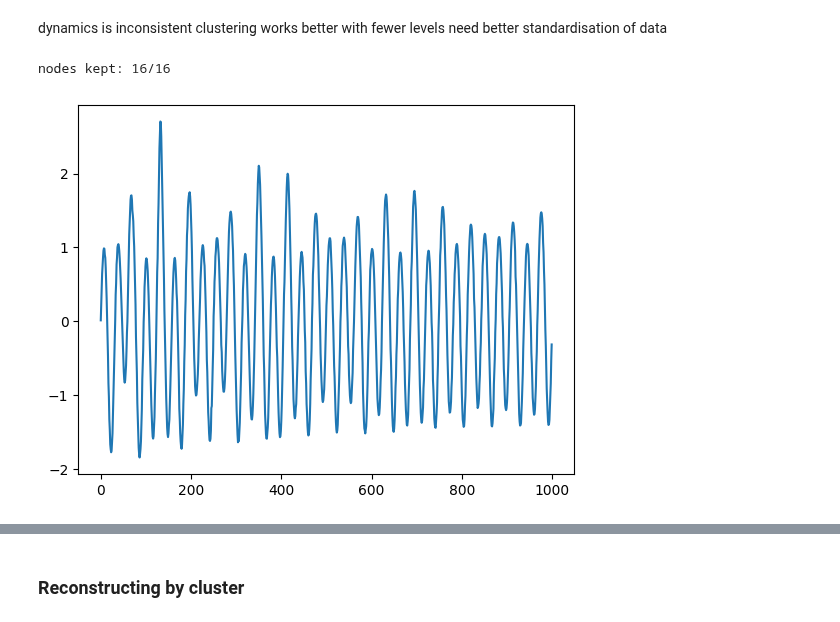
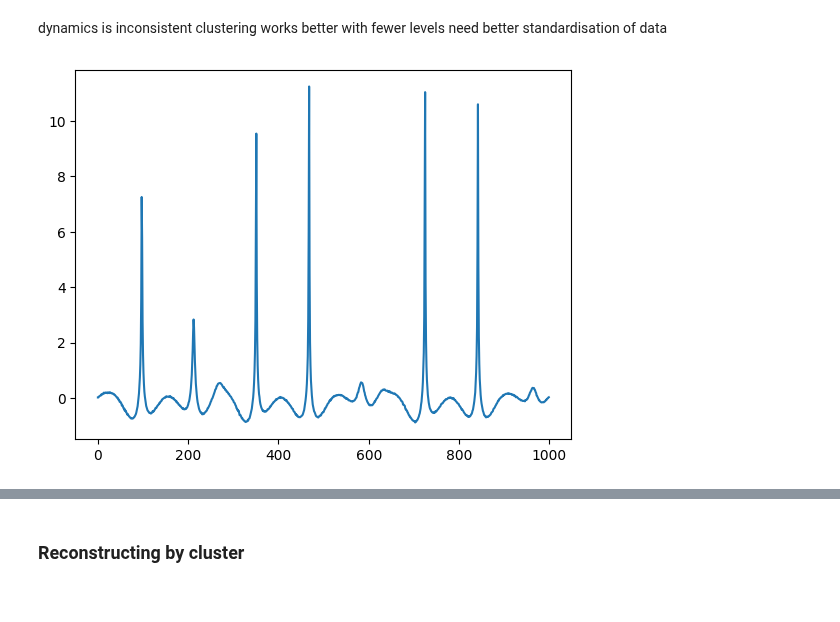
Before and after one commit to USonixGroup/wpt-cavitation, a Jupyter notebook: notebooks/fuzzy_c_means_training_data.ipynb, the cells around one changed output, grey strips where cells are left out. Saved outputs shown, nothing was run; the diff lists cells and outputs as text; code cells hidden in the pictures.

```diff
--- a/notebooks/fuzzy_c_means_training_data.ipynb
+++ b/notebooks/fuzzy_c_means_training_data.ipynb
@@ -30,13 +34,13 @@ Rdot_init = 0                   # initial bubble's wall velocity in m/s
 
 r_measure = 50*R_init           # distance from the centre of bubble which radiated pressure (acoustic emission from bubble) is calculated over time
 
-std_noise = 0.001
+std_noise = 0.01
 
 wavelet = "db20"
 levels = 4
 mode = "symmetric"
 
-fft_lim = 10 * frequency  # increase value to view more of the fft plots
+step = int(sampling_rate/real_sampling_rate)
 # %% [markdown]
 ### Training data
 
@@ -94,3 +81,5 @@ nodes kept: 16/16
+# %%
+wpt_df = generate_training_data_with_wavelet(wavelet)
 # %% [markdown]
 ### Training
 
@@ -152,0 +137,10 @@ label 3 count: 46
+# %%
+wavelets = [f"db{i}" for i in range(4, 21)]
+# %%
+from sklearn.metrics import silhouette_score
+scores = []
+for wavelet in wavelets:
+    print(wavelet)
+    wpt_df = generate_training_data_with_wavelet(wavelet)
+    _, _labels, _data_train_normalised, *_   = train_c_means(wpt_df)
+    scores.append(silhouette_score(_data_train_normalised, _labels))
@@ -199,32 +219,31 @@ dynamics is inconsistent
 clustering works better with fewer levels
 need better standardisation of data
 # %%
-frequency = 8E5
-pac = -2E5
+frequency = 2E5
+pac = -1E5
 
 min_energy = 0  # Only nodes with energy at least min_energy * total_energy will be considered
 
-data = train.generate_data(R_init, Rdot_init, frequency, pac, time, tstep, r_measure)
+data = train.generate_data(R_init, Rdot_init, frequency, pac, t_plot, tstep, r_measure)
 data = (data - np.mean(data)) / np.std(data)
 data += np.random.normal(0, std_noise, len(data))
 data = data[::step]
 
 new_wpt_df, new_tr_ob = train.generate_training_data(
     data,
     levels,
     wavelet,
     mode,
     min_energy=min_energy,
     include_tr_ob=True
 )
 
 new_wpt_df.head()
 
 plt.plot(data)
 plt.show()
 # %% [output]
-nodes kept: 16/16
-[figure, old version]
+[figure, new version]
 # %%
 new_tr_ob.calc_frequencies(real_sampling_rate)
 plot.heisenberg(new_tr_ob)
```
Also changed, not shown: parts of 11 cells of this notebook.
